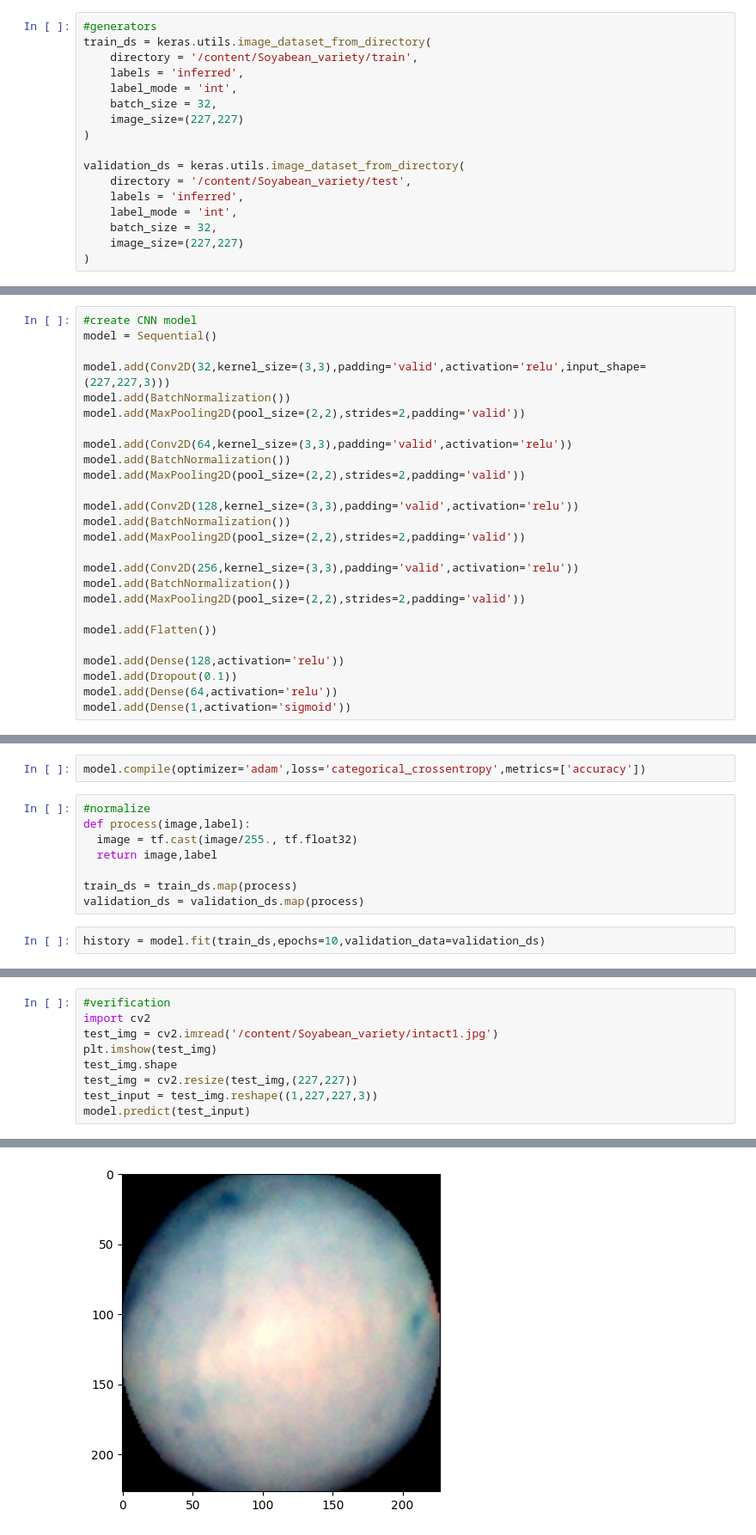
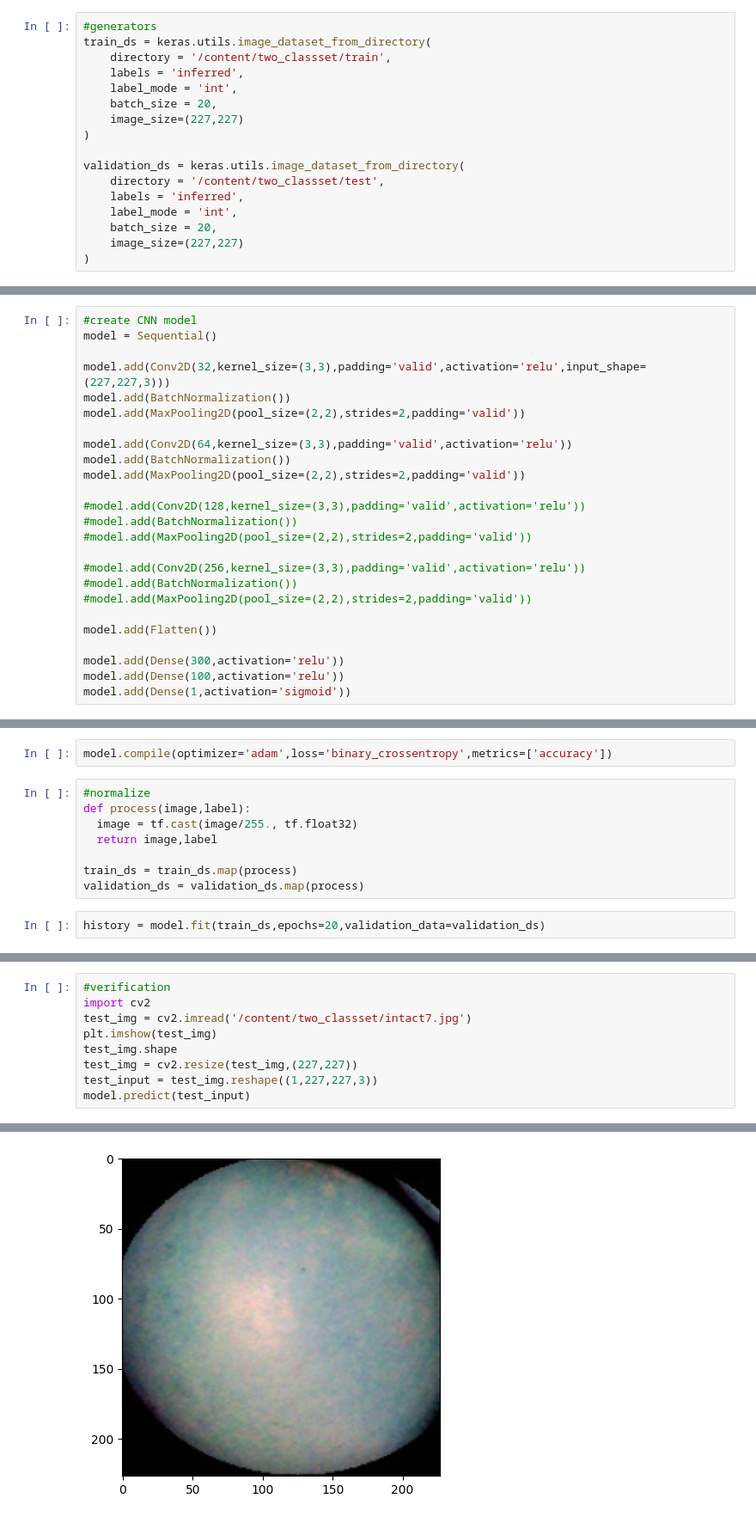
Before and after one commit to moodenaresh1902/Soyabean_project, a Jupyter notebook: Capstone_project_Soyabean.ipynb, the cells around one changed output, grey strips where cells are left out. Shown: that part at 86% size. Saved outputs shown, nothing was run; the diff lists cells and outputs as text.

```diff
--- a/Capstone_project_Soyabean.ipynb
+++ b/Capstone_project_Soyabean.ipynb
@@ -13,18 +11,18 @@ from keras.layers import Dense,Conv2D,MaxPooling2D,Flatten,BatchNormalization,Dr
 # %%
 #generators
 train_ds = keras.utils.image_dataset_from_directory(
-    directory = '/content/Soyabean_variety/train',
+    directory = '/content/two_classset/train',
     labels = 'inferred',
     label_mode = 'int',
-    batch_size = 32,
+    batch_size = 20,
     image_size=(227,227)
 )
 
 validation_ds = keras.utils.image_dataset_from_directory(
-    directory = '/content/Soyabean_variety/test',
+    directory = '/content/two_classset/test',
     labels = 'inferred',
     label_mode = 'int',
-    batch_size = 32,
+    batch_size = 20,
     image_size=(227,227)
 )
 # %% [output]
@@ -42,19 +40,18 @@ model.add(Conv2D(64,kernel_size=(3,3),padding='valid',activation='relu'))
 model.add(BatchNormalization())
 model.add(MaxPooling2D(pool_size=(2,2),strides=2,padding='valid'))
 
-model.add(Conv2D(128,kernel_size=(3,3),padding='valid',activation='relu'))
-model.add(BatchNormalization())
-model.add(MaxPooling2D(pool_size=(2,2),strides=2,padding='valid'))
+#model.add(Conv2D(128,kernel_size=(3,3),padding='valid',activation='relu'))
+#model.add(BatchNormalization())
+#model.add(MaxPooling2D(pool_size=(2,2),strides=2,padding='valid'))
 
-model.add(Conv2D(256,kernel_size=(3,3),padding='valid',activation='relu'))
-model.add(BatchNormalization())
-model.add(MaxPooling2D(pool_size=(2,2),strides=2,padding='valid'))
+#model.add(Conv2D(256,kernel_size=(3,3),padding='valid',activation='relu'))
+#model.add(BatchNormalization())
+#model.add(MaxPooling2D(pool_size=(2,2),strides=2,padding='valid'))
 
 model.add(Flatten())
 
-model.add(Dense(128,activation='relu'))
-model.add(Dropout(0.1))
-model.add(Dense(64,activation='relu'))
+model.add(Dense(300,activation='relu'))
+model.add(Dense(100,activation='relu'))
 model.add(Dense(1,activation='sigmoid'))
 # %%
 model.summary()
@@ -83,5 +80,5 @@ Model: "sequential"
 # %%
-model.compile(optimizer='adam',loss='categorical_crossentropy',metrics=['accuracy'])
+model.compile(optimizer='adam',loss='binary_crossentropy',metrics=['accuracy'])
 # %%
 #normalize
 def process(image,label):
@@ -91,5 +88,5 @@ def process(image,label):
 train_ds = train_ds.map(process)
 validation_ds = validation_ds.map(process)
 # %%
-history = model.fit(train_ds,epochs=10,validation_data=validation_ds)
+history = model.fit(train_ds,epochs=20,validation_data=validation_ds)
 # %% [output]
@@ -132,7 +126,7 @@ plt.show()
 # %%
 #verification
 import cv2
-test_img = cv2.imread('/content/Soyabean_variety/intact1.jpg')
+test_img = cv2.imread('/content/two_classset/intact7.jpg')
 plt.imshow(test_img)
 test_img.shape
 test_img = cv2.resize(test_img,(227,227))
@@ -144 +138 @@ array([[1.]], dtype=float32)
-[figure, old version]
+[figure, new version]
```
Also changed, not shown: parts of 7 cells of this notebook.
